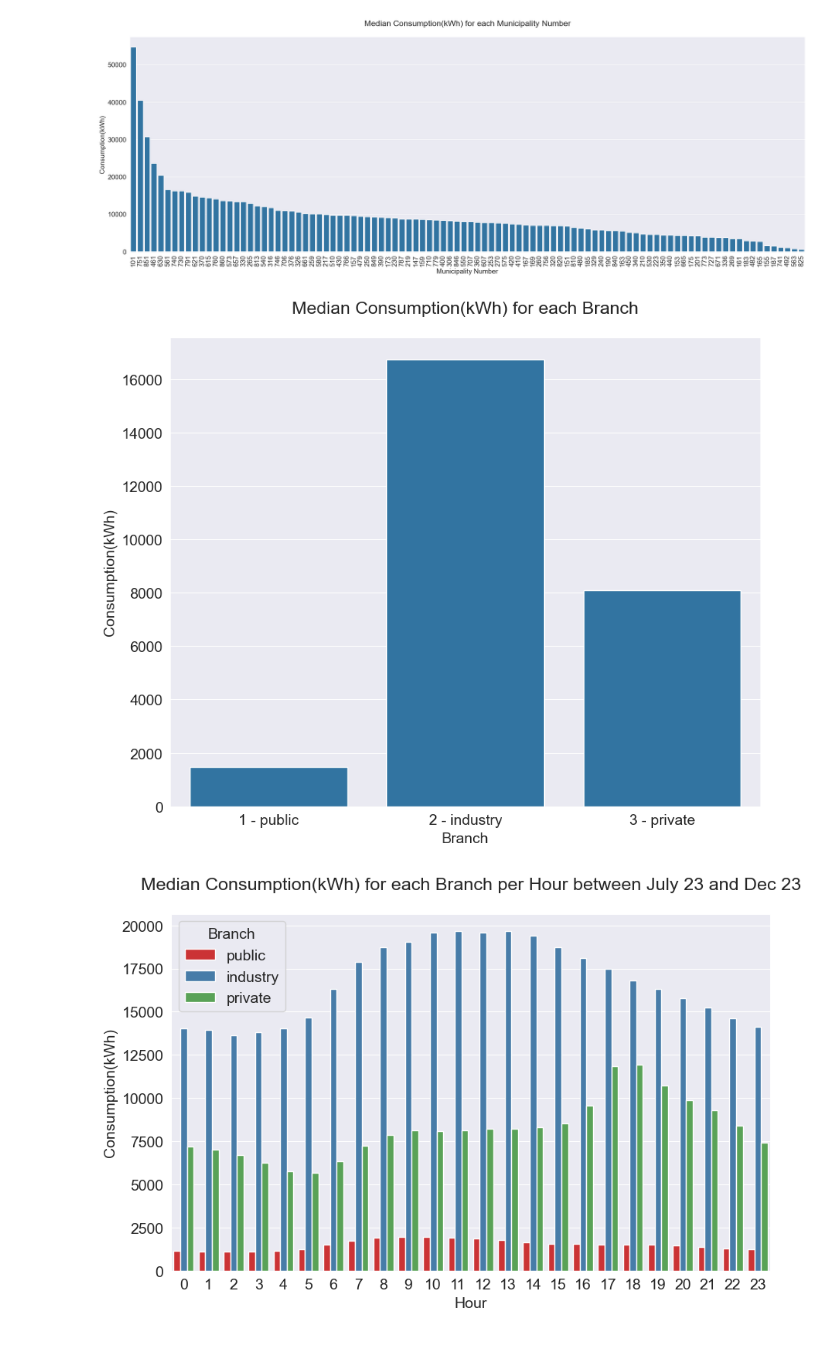
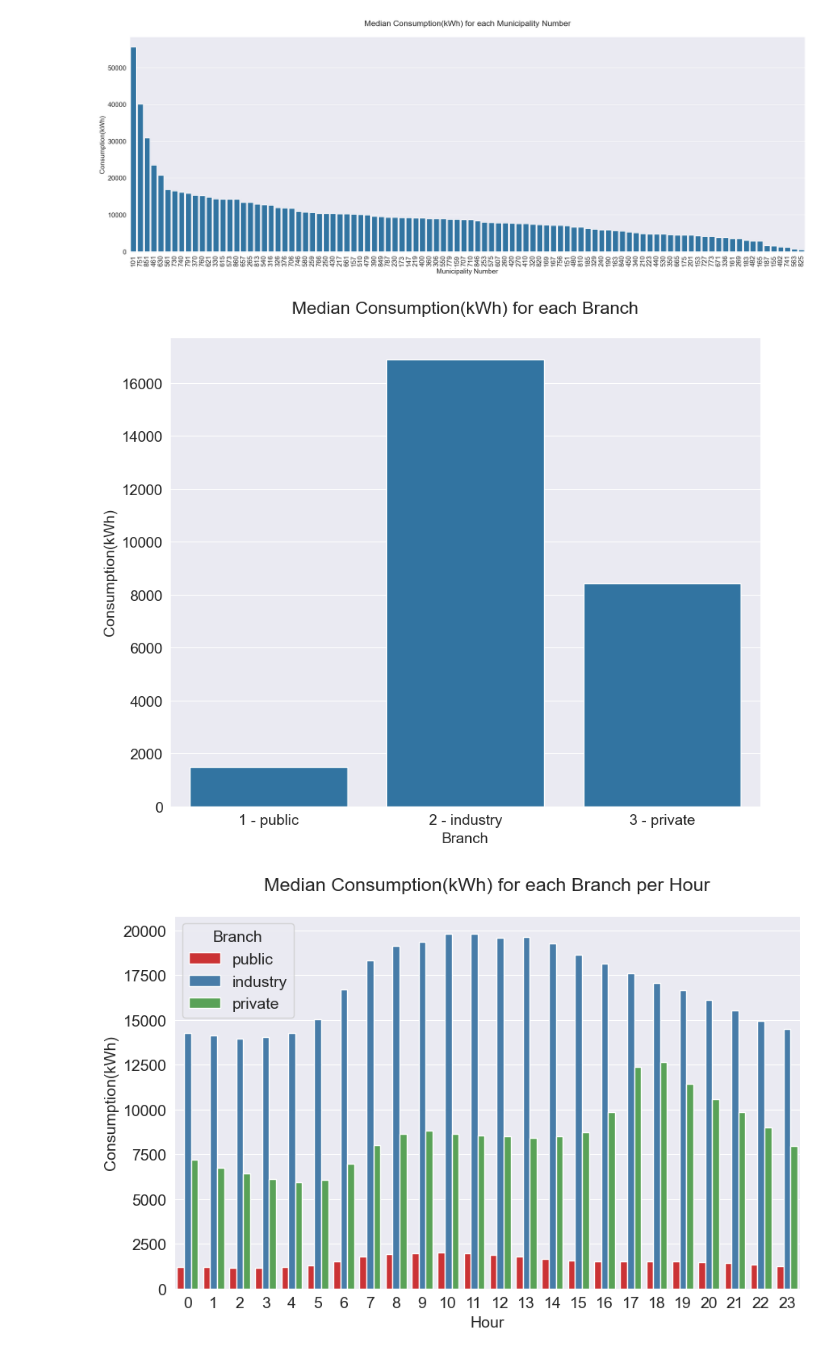
Before and after one commit to JohnPPinto/energy-consumption-forecasting, a Jupyter notebook: notebooks/02_data_cleaning_eda.ipynb, the cells around one changed output. Drawn from its saved outputs; the diff is of its cells as text; code cells hidden in the pictures.

```diff
--- a/notebooks/02_data_cleaning_eda.ipynb
+++ b/notebooks/02_data_cleaning_eda.ipynb
@@ -308,6 +297,7 @@ branch_mapping = {'public': 1,
                   'private': 3}
 
 feature_df['branch'] = feature_df['branch'].apply(lambda x: branch_mapping.get(x)).astype('int8')
+feature_df = feature_df.sort_values(by=['municipality_num', 'branch', 'datetime_dk']).reset_index(drop=True)
 feature_df.head()
 # %% [output]
 |  | datetime_dk | municipality_num | branch | consumption_kwh |
@@ -318,0 +311,2 @@ feature_df.head()
+# %%
+feature_df = feature_df.drop_duplicates(subset=['datetime_dk', 'municipality_num', 'branch'], ignore_index=True)
@@ -434,23 +442,23 @@ ax.set_xlabel('Branch')
 ax.set_ylabel('Consumption(kWh)')
 plt.show()
 # %% [output]
-[figure, old version]
+[figure, new version]
 # %%
 # Plotting using the branch feature
 g = sns.barplot(data=feature_df[['branch', 'hour_dk', 'consumption_kwh']].groupby(by=['hour_dk', 'branch']).median(),
                 x='hour_dk',
                 y='consumption_kwh',
                 hue='branch',
                 palette='Set1')
 
 legend = g.axes.get_legend()
 legend.set_title('Branch')
 for t, l in zip(legend.texts, list(branch_mapping.keys())):
     t.set_text(l)
 
-g.set_title('Median Consumption(kWh) for each Branch per Hour between July 23 and Dec 23\n')
+g.set_title('Median Consumption(kWh) for each Branch per Hour\n')
 g.set_xlabel('Hour')
 g.set_ylabel('Consumption(kWh)')
 plt.show()
 # %% [output]
-[figure, old version]
+[figure, new version]
```
Also changed, not shown: parts of 27 cells of this notebook, 2 other files.
